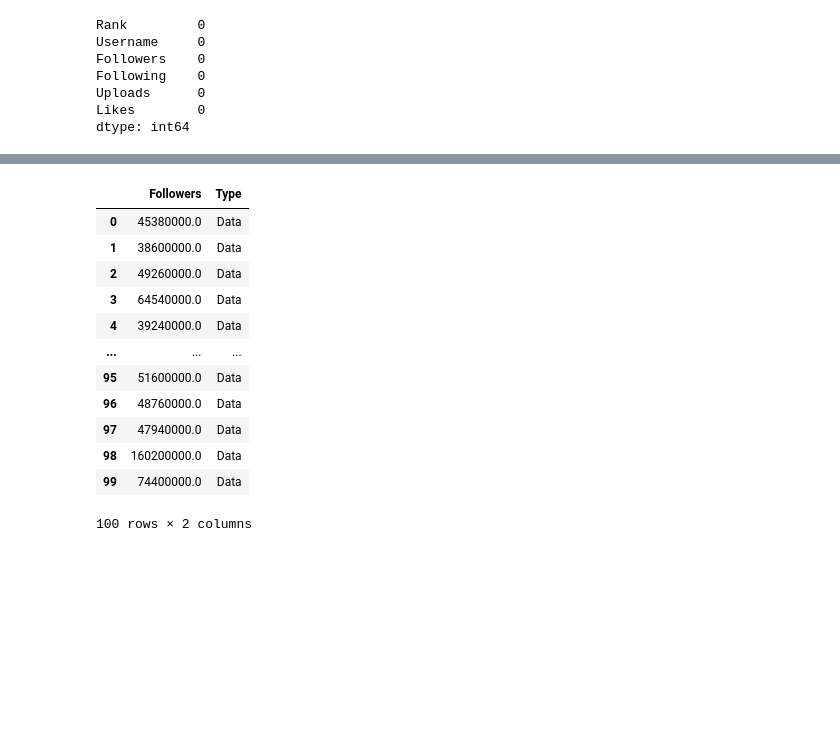
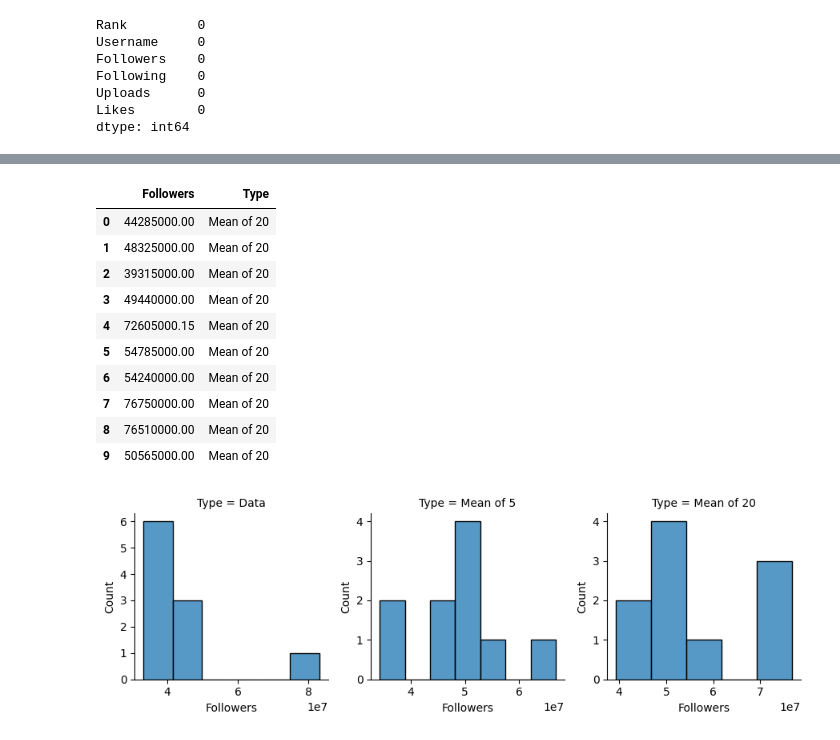
Before and after one commit to lucaspinheiro27/Statistics, a Jupyter notebook: Jupyter_notebooks/tiktok_accounts.ipynb, the cells around one changed output, grey strips where cells are left out. Saved outputs shown, nothing was run; the diff lists cells and outputs as text; code cells hidden in the pictures; blank space fills up the shorter version.

```diff
--- a/Jupyter_notebooks/tiktok_accounts.ipynb
+++ b/Jupyter_notebooks/tiktok_accounts.ipynb
@@ -62,6 +63,6 @@ import numpy as np
 # %%
-sample = pd.read_csv('/home/satire/PycharmProjects/Statistics/csv/Top 100 tiktokers in 2025.csv', delimiter=',', encoding='latin1')
-sample
+df = pd.read_csv('/home/satire/PycharmProjects/Statistics/csv/Top 100 tiktokers in 2025.csv', delimiter=',', encoding='latin1')
+df
 # %% [output]
 |  | Rank | Username | Followers | Following | Uploads | Likes |
 | 0 | 1 | Khabane lame | 162400000 | 78 | 1251 | 2500000000 |
@@ -98,16 +135,25 @@ sample_mean_05 = pd.DataFrame({
 # %%
-sample_mean_05
+sample_mean_20 = pd.DataFrame({
+    'Followers': [df['Followers'].sample(20).mean() for i in range(10)],
+    'Type': 'Mean of 20',
+})
+sample_mean_20
 # %% [output]
 |  | Followers | Type |
-| 0 | 45380000.0 | Data |
-| 1 | 38600000.0 | Data |
-| 2 | 49260000.0 | Data |
-| 3 | 64540000.0 | Data |
-| 4 | 39240000.0 | Data |
-| ... | ... | ... |
-| 95 | 51600000.0 | Data |
-| 96 | 48760000.0 | Data |
-| 97 | 47940000.0 | Data |
-| 98 | 160200000.0 | Data |
-| 99 | 74400000.0 | Data |
+| 0 | 44285000.00 | Mean of 20 |
+| 1 | 48325000.00 | Mean of 20 |
+| 2 | 39315000.00 | Mean of 20 |
+| 3 | 49440000.00 | Mean of 20 |
+| 4 | 72605000.15 | Mean of 20 |
+| 5 | 54785000.00 | Mean of 20 |
+| 6 | 54240000.00 | Mean of 20 |
+| 7 | 76750000.00 | Mean of 20 |
+| 8 | 76510000.00 | Mean of 20 |
+| 9 | 50565000.00 | Mean of 20 |
-100 rows × 2 columns
+# %%
+data = pd.concat([sample_data, sample_mean_05, sample_mean_20])
+g = sns.FacetGrid(data, col="Type", sharex=False, sharey=False)
+g.map(sns.histplot, "Followers")
+plt.show()
+# %% [output]
+[figure, added]
```
Also changed, not shown: parts of 6 cells of this notebook.
